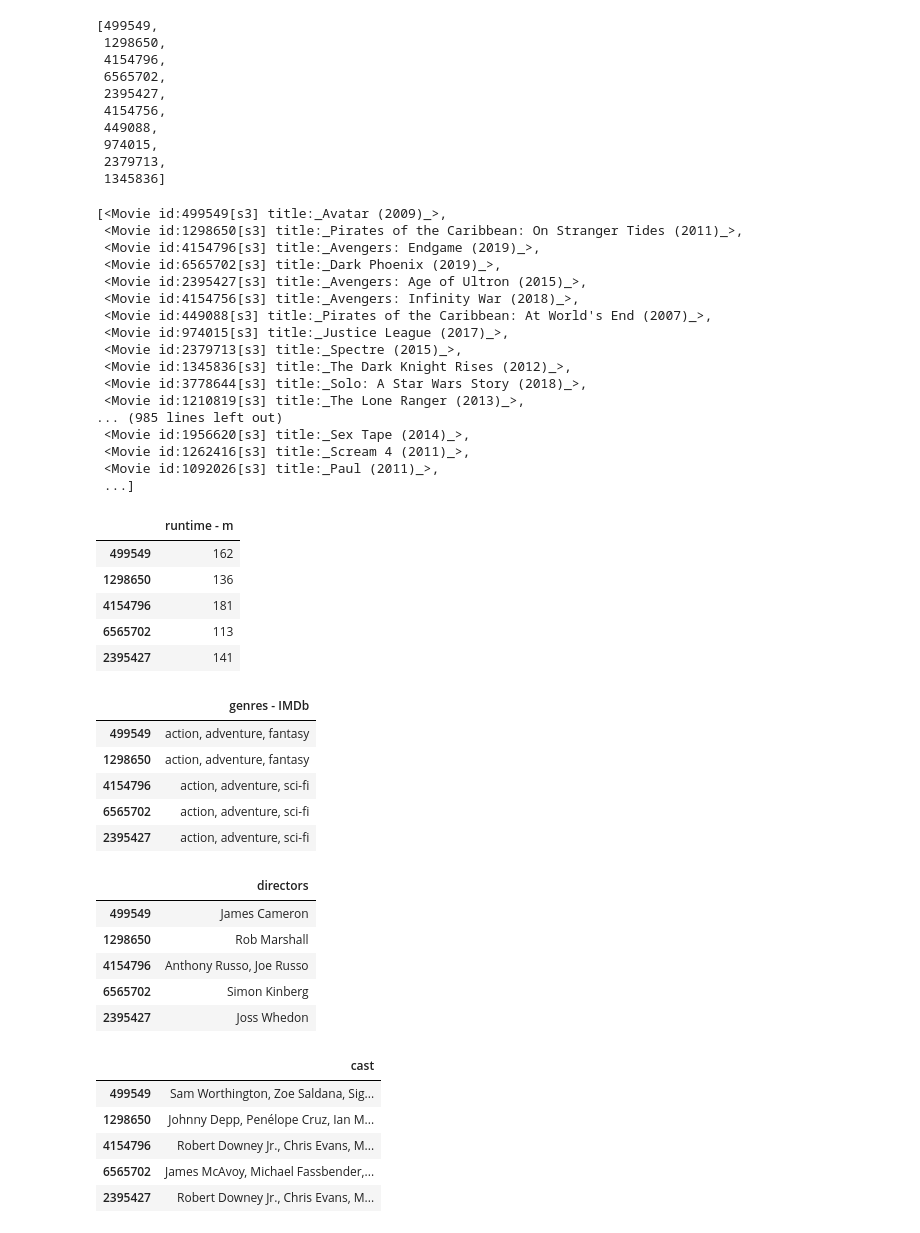
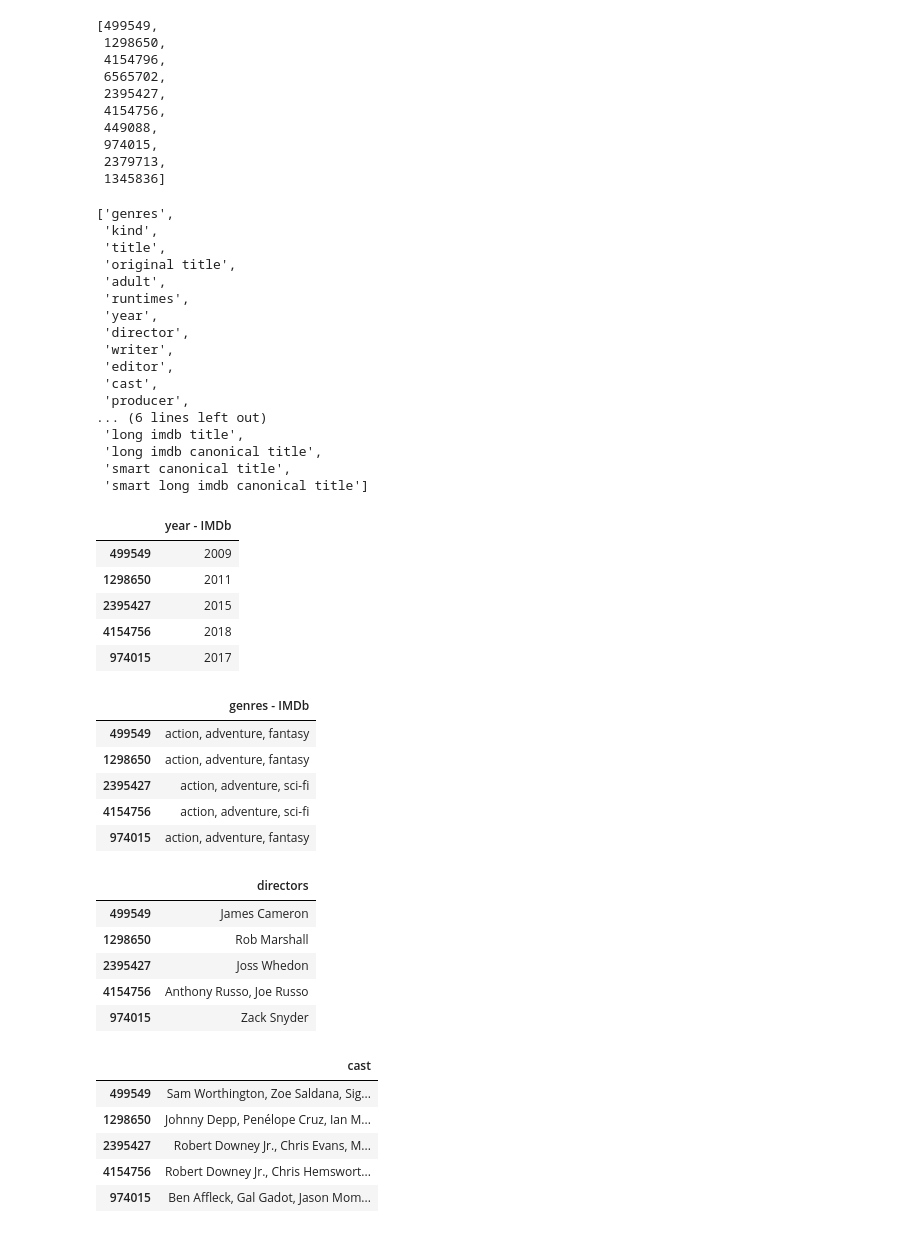
Before and after one commit to CristinaTRico/Mod1Project, a Jupyter notebook: CLE_scratch.ipynb, the cells around one changed output. Cells and saved outputs as stored; diff of their text form; code cells hidden in the pictures.

```diff
--- a/CLE_scratch.ipynb
+++ b/CLE_scratch.ipynb
@@ -42,7 +42,7 @@ x.items()
  ('smart canonical title', 'Christmas Carol, A'),
  ('smart long imdb canonical title', 'Christmas Carol, A (2009)')]
 # %%
-df = pd.read_csv('Budget_clean.csv', index_col = 0)
+df = pd.read_csv('Budget_Genre.csv', index_col = 0)
 keep_list_titles = df['Movie'].tolist()
 keep_list_years = df['Year'].tolist()
 keep_list = list(zip(keep_list_titles, keep_list_years))
@@ -124,46 +126,56 @@ big_list = []
 for imdbhit in imdb_hits:
     big_list.append(ia.get_movie(imdbhit))
 # %%
-big_list
+big_list[0].keys()
 # %% [output]
-[<Movie id:499549[s3] title:_Avatar (2009)_>,
- <Movie id:1298650[s3] title:_Pirates of the Caribbean: On Stranger Tides (2011)_>,
- <Movie id:4154796[s3] title:_Avengers: Endgame (2019)_>,
- <Movie id:6565702[s3] title:_Dark Phoenix (2019)_>,
- <Movie id:2395427[s3] title:_Avengers: Age of Ultron (2015)_>,
- <Movie id:4154756[s3] title:_Avengers: Infinity War (2018)_>,
- <Movie id:449088[s3] title:_Pirates of the Caribbean: At World's End (2007)_>,
- <Movie id:974015[s3] title:_Justice League (2017)_>,
- <Movie id:2379713[s3] title:_Spectre (2015)_>,
- <Movie id:1345836[s3] title:_The Dark Knight Rises (2012)_>,
- <Movie id:3778644[s3] title:_Solo: A Star Wars Story (2018)_>,
- <Movie id:1210819[s3] title:_The Lone Ranger (2013)_>,
-... (985 lines left out)
- <Movie id:1956620[s3] title:_Sex Tape (2014)_>,
- <Movie id:1262416[s3] title:_Scream 4 (2011)_>,
- <Movie id:1092026[s3] title:_Paul (2011)_>,
- ...]
+['genres',
+ 'kind',
+ 'title',
+ 'original title',
+ 'adult',
+ 'runtimes',
+ 'year',
+ 'director',
+ 'writer',
+ 'editor',
+ 'cast',
+ 'producer',
+... (6 lines left out)
+ 'long imdb title',
+ 'long imdb canonical title',
+ 'smart canonical title',
+ 'smart long imdb canonical title']
 # %%
 # collect run times by ID
 runtimes = {}
 
 for j, big_listing in enumerate(big_list):
     try:
-#         if len(big_listing['runtimes']) > 1:
-#             print("WARNING ", big_listing['runtimes'])
         runtimes[imdb_hits[j]] = big_listing['runtimes'][0]
     except KeyError:
         pass
 runtimes
 runtime_df = pd.DataFrame.from_dict(runtimes, orient='index', columns = ['runtime - m'])
-runtime_df.head()
+# runtime_df.head()
+
+# collect years of release by ID
+years = {}
+
+for j, big_listing in enumerate(big_list):
+    try:
+        years[imdb_hits[j]] = big_listing['year']
+    except KeyError:
+        years[imdb_hits[j]] = 1111
+years
+year_df = pd.DataFrame.from_dict(years, orient='index', columns = ['year - IMDb'])
+year_df.head()
 # %% [output]
-|  | runtime - m |
-| 499549 | 162 |
-| 1298650 | 136 |
-| 4154796 | 181 |
-| 6565702 | 113 |
-| 2395427 | 141 |
+|  | year - IMDb |
+| 499549 | 2009 |
+| 1298650 | 2011 |
+| 2395427 | 2015 |
+| 4154756 | 2018 |
+| 974015 | 2017 |
 # %%
 #collect genre lists by ID
 genres = {}
@@ -179,9 +191,9 @@ genres_df.head()
 |  | genres - IMDb |
 | 499549 | action, adventure, fantasy |
 | 1298650 | action, adventure, fantasy |
-| 4154796 | action, adventure, sci-fi |
-| 6565702 | action, adventure, sci-fi |
 | 2395427 | action, adventure, sci-fi |
+| 4154756 | action, adventure, sci-fi |
+| 974015 | action, adventure, fantasy |
 # %%
 #collect directors by ID
 directors = {}
@@ -200,9 +212,9 @@ directors_df.head()
 |  | directors |
 | 499549 | James Cameron |
 | 1298650 | Rob Marshall |
-| 4154796 | Anthony Russo, Joe Russo |
-| 6565702 | Simon Kinberg |
 | 2395427 | Joss Whedon |
+| 4154756 | Anthony Russo, Joe Russo |
+| 974015 | Zack Snyder |
 # %%
 # collect cast by ID
 cast = {}
@@ -221,9 +233,9 @@ cast_df.head()
 |  | cast |
 | 499549 | Sam Worthington, Zoe Saldana, Sig... |
 | 1298650 | Johnny Depp, Penélope Cruz, Ian M... |
-| 4154796 | Robert Downey Jr., Chris Evans, M... |
-| 6565702 | James McAvoy, Michael Fassbender,... |
 | 2395427 | Robert Downey Jr., Chris Evans, M... |
+| 4154756 | Robert Downey Jr., Chris Hemswort... |
+| 974015 | Ben Affleck, Gal Gadot, Jason Mom... |
 # %%
 # collect titles by ID
 titles = {}
```
Also changed, not shown: parts of 11 cells of this notebook.
